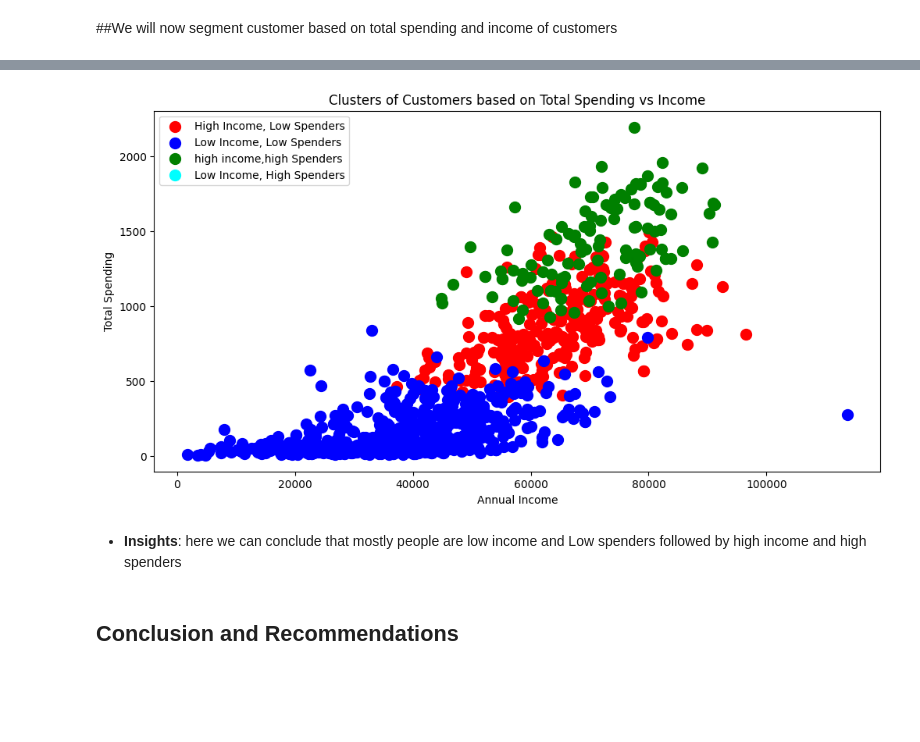
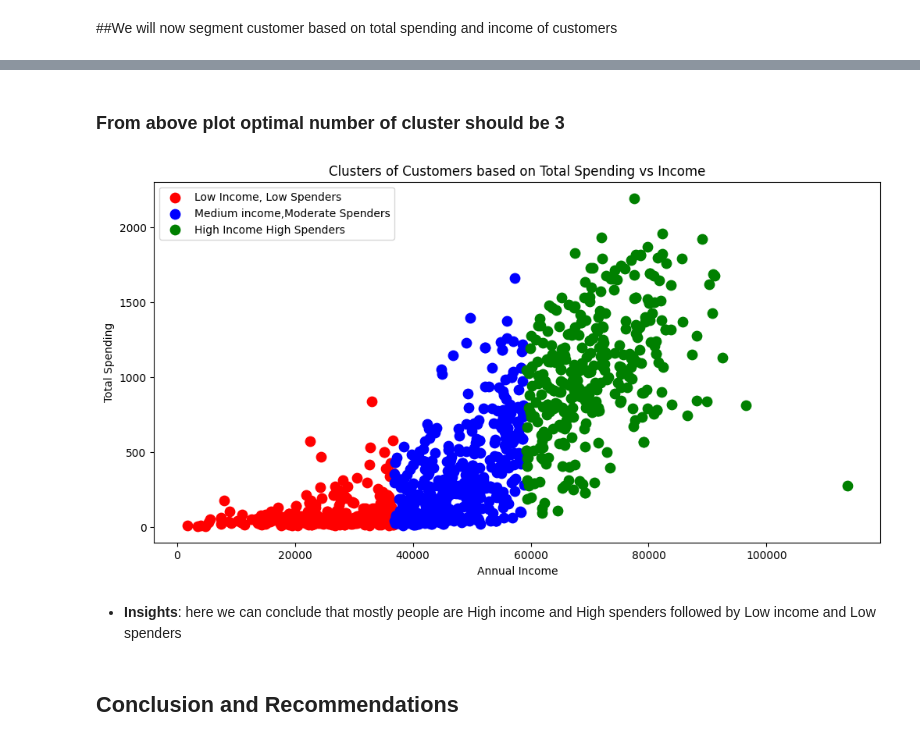
Before and after one commit to vivekMishra121/customer-purchase-behavior_Analysis, a Jupyter notebook: Applied_Statistics_Project.ipynb, the cells around one changed output, grey strips where cells are left out. Cells and saved outputs as stored; diff of their text form; code cells hidden in the pictures; blank space fills up the shorter version.

```diff
--- a/Applied_Statistics_Project.ipynb
+++ b/Applied_Statistics_Project.ipynb
@@ -632,24 +653,33 @@ plt.show()
+# %% [markdown]
+### From above plot optimal number of cluster should be 3
+# %%
+# K-means clustering based on spending behavior columns
+from sklearn.cluster import KMeans
+
+features_for_clustering = ['Income','TotalSpending']
+
+num_clusters = 3
+
+# Fit KMeans model
+kmeans = KMeans(n_clusters=num_clusters, random_state=42)
+df_new['Cluster1'] = kmeans.fit_predict(df_new[features_for_clustering])
 # %%
-
+# Visualizing the clusters based on 'TotalSpending' and 'Income'
 plt.figure(figsize = (12,6))
-df_new['TotalSpending'] = df_new[['MntWines', 'MntFruits', 'MntMeatProducts', 'MntFishProducts', 'MntSweetProducts', 'MntGoldProds']].sum(axis=1)
-
-# Visualizing the clusters based on 'TotalSpending' and 'Income'
-plt.scatter(df_new[df_new['Cluster'] == 0]['Income'], df_new[df_new['Cluster'] == 0]['TotalSpending'], s=100, c='red', label='High Income, Low Spenders')
-plt.scatter(df_new[df_new['Cluster'] == 1]['Income'], df_new[df_new['Cluster'] == 1]['TotalSpending'], s=100, c='blue', label='Low Income, Low Spenders')
-plt.scatter(df_new[df_new['Cluster'] == 2]['Income'], df_new[df_new['Cluster'] == 2]['TotalSpending'], s=100, c='green', label='high income,high Spenders')
-plt.scatter(df_new[df_new['Cluster'] == 3]['Income'], df_new[df_new['Cluster'] == 3]['TotalSpending'], s=100, c='cyan', label='Low Income, High Spenders')
+plt.scatter(df_new[df_new['Cluster1'] == 0]['Income'], df_new[df_new['Cluster1'] == 0]['TotalSpending'], s=80, c='red', label='Low Income, Low Spenders')
+plt.scatter(df_new[df_new['Cluster1'] == 1]['Income'], df_new[df_new['Cluster1'] == 1]['TotalSpending'], s=80, c='blue', label='Medium income,Moderate Spenders')
+plt.scatter(df_new[df_new['Cluster1'] == 2]['Income'], df_new[df_new['Cluster1'] == 2]['TotalSpending'], s=80, c='green', label='High Income High Spenders')
 
 plt.title('Clusters of Customers based on Total Spending vs Income')
 plt.xlabel('Annual Income')
 plt.ylabel('Total Spending')
 plt.legend()
 plt.show()
 # %% [output]
-[figure, old version]
+[figure, new version]
 # %% [markdown]
 * **Insights**:
- here we can conclude that mostly people are low income and Low spenders followed by high income and high spenders
+ here we can conclude that mostly people are High income and High spenders followed by Low income and Low spenders
 # %% [markdown]
 ##  Conclusion and Recommendations
 # %% [markdown]
```
Also changed, not shown: parts of 4 cells of this notebook.
